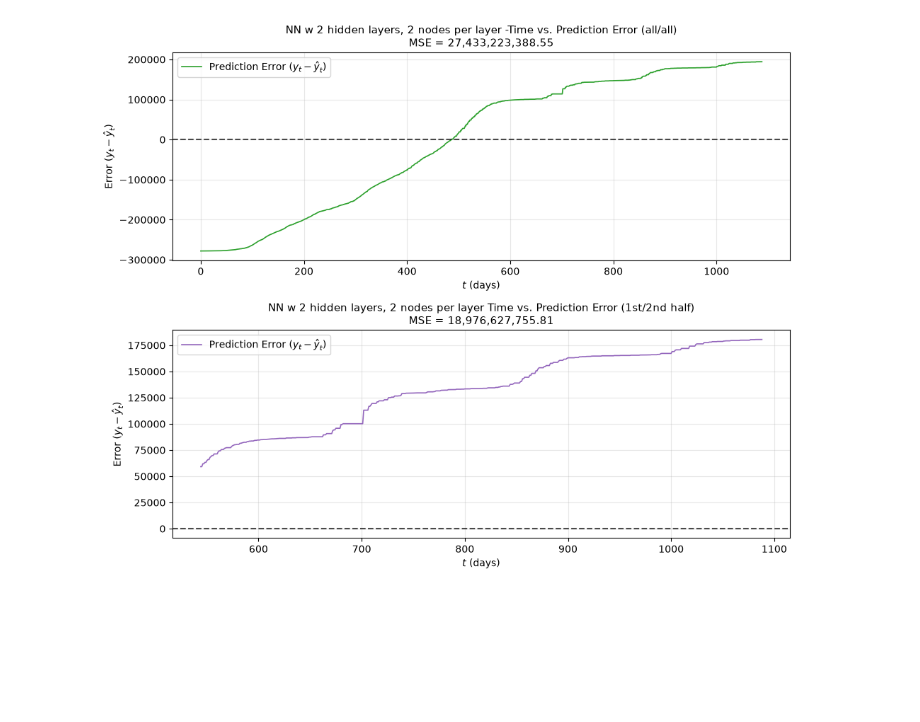
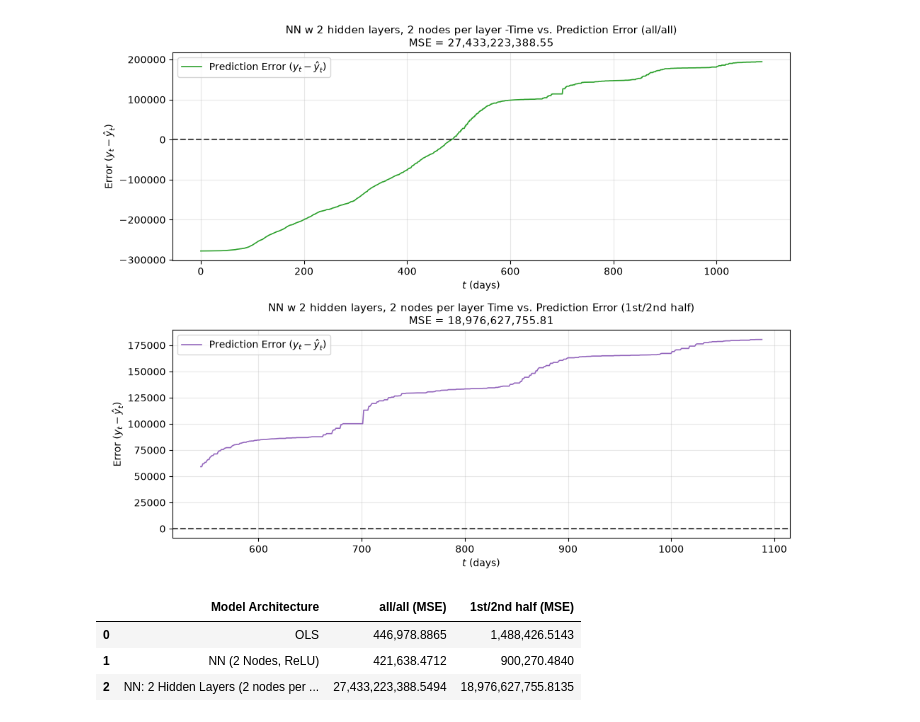
Before and after one commit to sramirez44/Assignment-10, a Jupyter notebook: hw10.ipynb, the cells around one changed output. Saved outputs shown, nothing was run; the diff lists cells and outputs as text; code cells hidden in the pictures; blank space fills up the shorter version.

Commit message:
make table

```diff
--- a/hw10.ipynb
+++ b/hw10.ipynb
@@ -240,3 +240,19 @@ results_table = pd.DataFrame({
         mse_nn2_half,
     ],
 })
+# %%
+# make table
+styled_table = results_table.copy()
+styled_table["all/all (MSE)"] = styled_table[
+    "all/all (MSE)"
+].map("{:,.4f}".format)
+styled_table["1st/2nd half (MSE)"] = styled_table[
+    "1st/2nd half (MSE)"
+].map("{:,.4f}".format)
+
+display(styled_table)
+# %% [output]
+|  | Model Architecture | all/all (MSE) | 1st/2nd half (MSE) |
+| 0 | OLS | 446,978.8865 | 1,488,426.5143 |
+| 1 | NN (2 Nodes, ReLU) | 421,638.4712 | 900,270.4840 |
+| 2 | NN: 2 Hidden Layers (2 nodes per ... | 27,433,223,388.5494 | 18,976,627,755.8135 |
```
Also changed, not shown: parts of 1 cell of this notebook.
